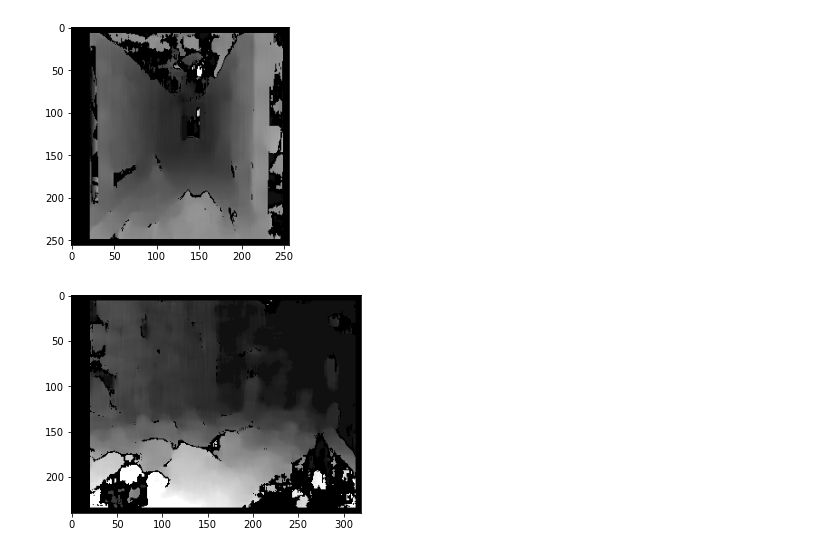
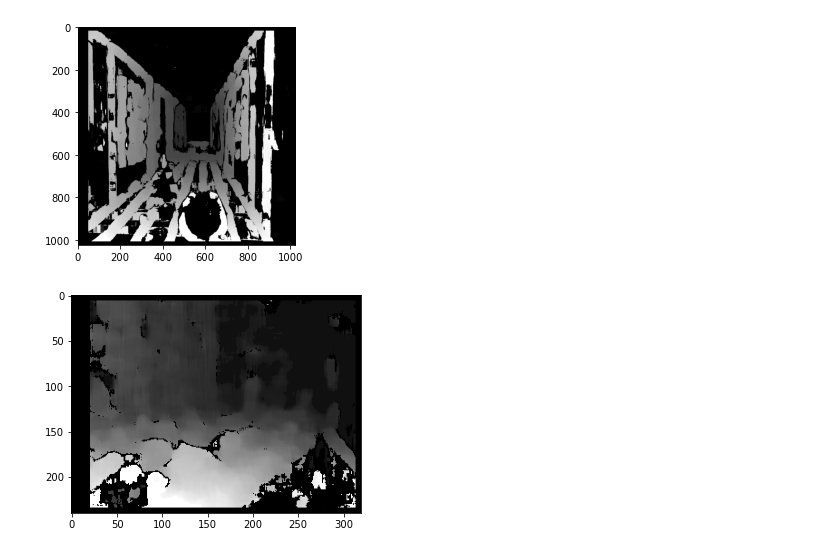
Before and after one commit to yklInverted/AI6121-CV-StereoMatching, a Jupyter notebook: Disparity map.ipynb, the cells around one changed output. Drawn from its saved outputs; the diff is of its cells as text; code cells hidden in the pictures.

```diff
--- a/Disparity map.ipynb
+++ b/Disparity map.ipynb
@@ -3,17 +3,17 @@ import numpy as np
 import cv2
 from matplotlib import pyplot as plt
 # %%
-imgL = cv2.imread('corridorl.jpg',0)
-imgR = cv2.imread('corridorr.jpg',0)
-stereo = cv2.StereoBM_create(numDisparities=16, blockSize=15)
+imgL = cv2.imread('corridorl_SwinIR.png',cv2.IMREAD_GRAYSCALE)
+imgR = cv2.imread('corridorr_SwinIR.png',cv2.IMREAD_GRAYSCALE)
+stereo = cv2.StereoBM_create(numDisparities=32,blockSize=35)
 
 #imgL = edge_detect(imgL)
 #imgR = edge_detect(imgR)
 disparity = stereo.compute(imgL,imgR)
 plt.imshow(disparity,'gray')
 plt.show()
 # %% [output]
-[figure, old version]
+[figure, new version]
 # %%
 imgL = cv2.imread('triclopsi2l.jpg',0)
 imgR = cv2.imread('triclopsi2r.jpg',0)
```
Also changed, not shown: parts of 5 cells of this notebook, 7 other files.
